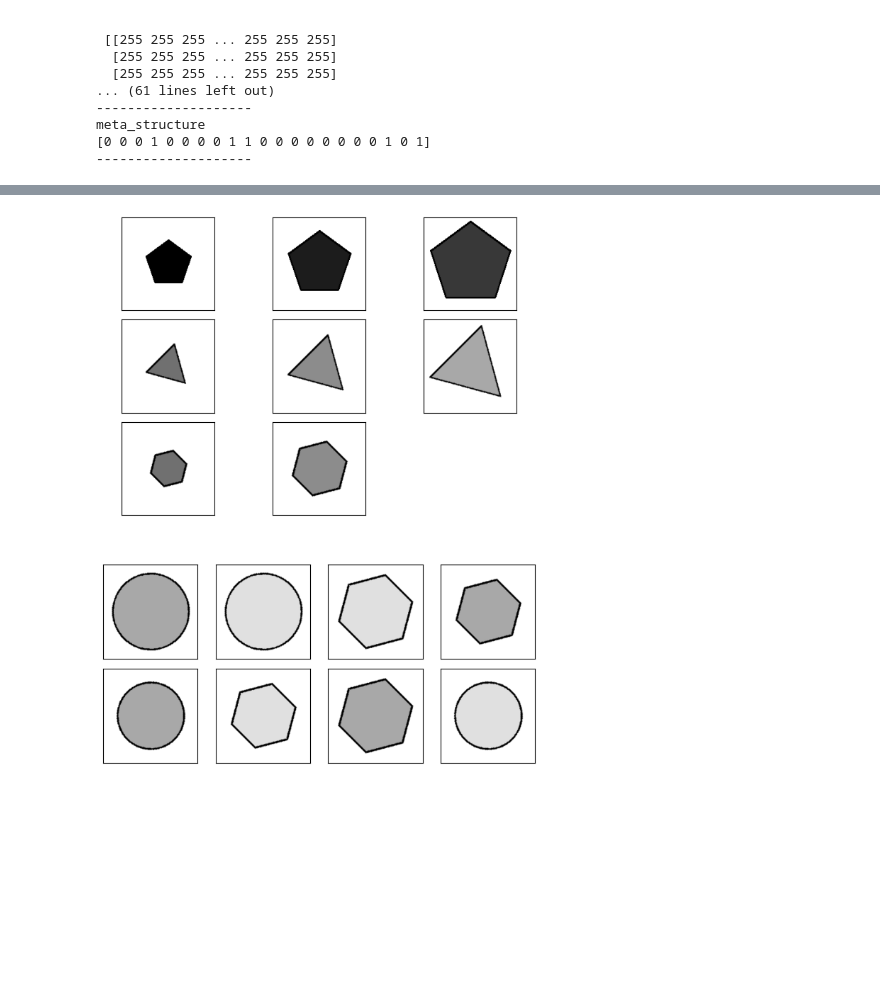
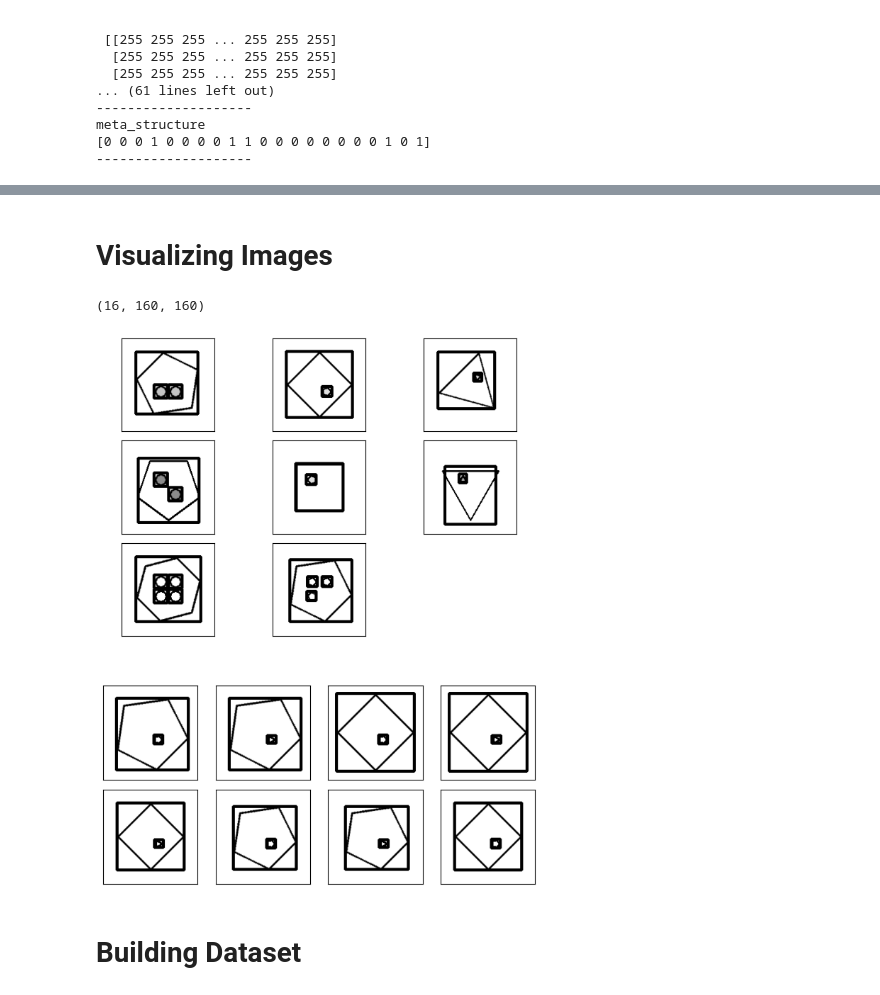
Before and after one commit to zijizhu/avr, a Jupyter notebook: data_exploration.ipynb, the cells around one changed output, grey strips where cells are left out. Saved outputs shown, nothing was run; the diff lists cells and outputs as text; code cells hidden in the pictures; blank space fills up the shorter version.

Commit message:
Dataset and simple model

```diff
--- a/data_exploration.ipynb
+++ b/data_exploration.ipynb
@@ -34,3 +43,8 @@ image
 meta_structure
 [0 0 0 1 0 0 0 0 1 1 0 0 0 0 0 0 0 0 1 0 1]
 --------------------
+# %%
+tree = ET.parse('./in_distribute_four_out_center_single/RAVEN_0_train.xml')
+root = tree.getroot()
+all_panels = parse_panels(root)
+pprint(all_panels)
@@ -37,5 +69,24 @@ meta_structure
+# %% [markdown]
+# Visualizing Images
+# %%
+all_panel_images = npz['image']
+panel_idx = 0
+all_panels_with_bbox_list = []
+for p in all_panels:
+    panel_image = all_panel_images[panel_idx,:,:].copy()
+    for c in p['components']:
+        for e in c['entities']:
+            bbox = json.loads(e['real_bbox'])
+            [x1, y1, x2, y2] = bbox_to_xyxy(bbox)
+            cv2.rectangle(panel_image, (x1, y1), (x2, y2), (0,255,0), 3)
+    all_panels_with_bbox_list.append(panel_image)
+    panel_idx += 1
+all_panels_with_bbox = np.stack(all_panels_with_bbox_list, axis=0)
+all_panels_with_bbox.shape
+# %% [output]
+(16, 160, 160)
 # %%
-def plot_example(panels: np.ndarray, fig: plt.Figure | None = None):
+def plot_example(panels: np.ndarray | list[np.ndarray], fig: plt.Figure | None = None):
     if not fig:
         fig = plt.figure(figsize=(8, 10))
     outer = gridspec.GridSpec(2, 1, height_ratios=[3, 2], wspace=0.2, hspace=0.2)
@@ -58,8 +109,9 @@ def plot_example(panels: np.ndarray, fig: plt.Figure | None = None):
         fig.add_subplot(ax)
     return fig
 # %%
-npz = np.load('./center_single/RAVEN_0_train.npz')
-plot_example(npz['image'])
+plot_example(all_panels_with_bbox)
 plt.show()
 # %% [output]
-[figure, old version]
+[figure, new version]
+# %% [markdown]
+# Building Dataset
```
Also changed, not shown: parts of 12 cells of this notebook, 2 other files.
